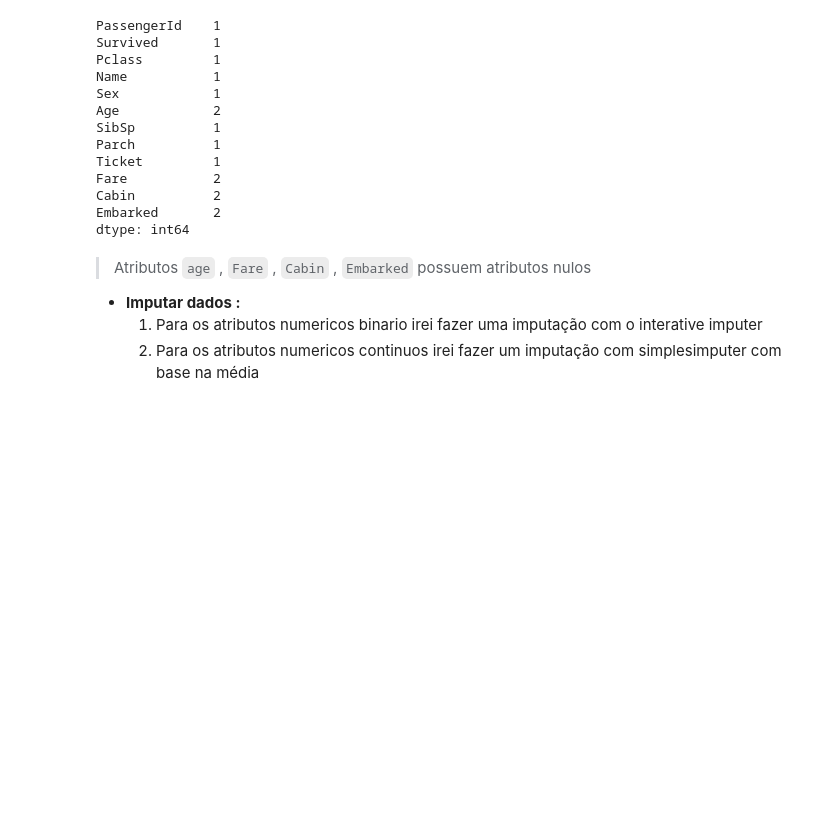
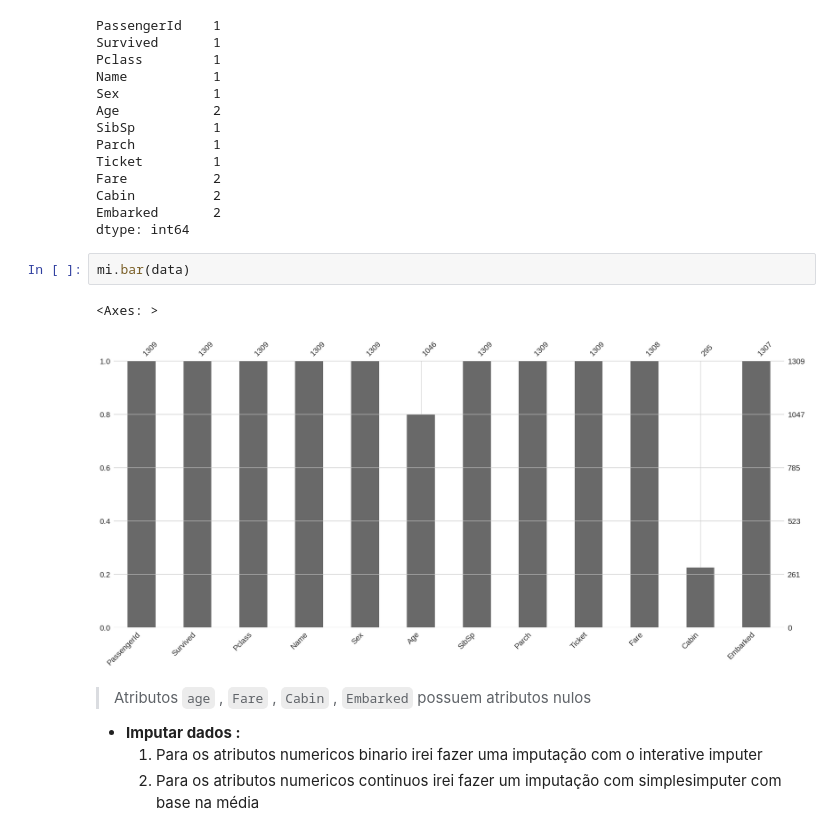
Before and after one commit to kaladabrio2020/livro-aprendizado-de-maquina-sklearn-keras-tf, a Jupyter notebook: Parte 1 - Conceitos basicos de Aprendizado de Maquina/Capitulo 3 - Classificação/exercicios/exercicioTitanic.ipynb, the cells around one changed output. Drawn from its saved outputs; the diff is of its cells as text; blank space fills up the shorter version.

```diff
--- a/Parte 1 - Conceitos basicos de Aprendizado de Maquina/Capitulo 3 - Classificação/exercicios/exercicioTitanic.ipynb
+++ b/Parte 1 - Conceitos basicos de Aprendizado de Maquina/Capitulo 3 - Classificação/exercicios/exercicioTitanic.ipynb
@@ -87,6 +89,11 @@ Fare           2
 Cabin          2
 Embarked       2
 dtype: int64
+# %%
+mi.bar(data)
+# %% [output]
+<Axes: >
+[figure, added]
 # %% [markdown]
 > Atributos `age` , `Fare` , `Cabin` , `Embarked` possuem atributos nulos
 * **Imputar dados :**
```
Also changed, not shown: parts of 32 cells of this notebook, 1 other file.
